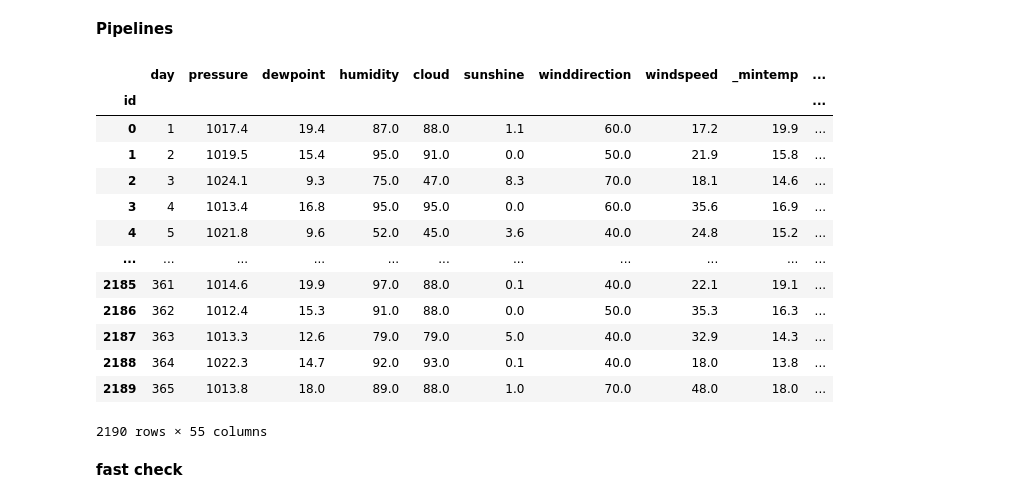
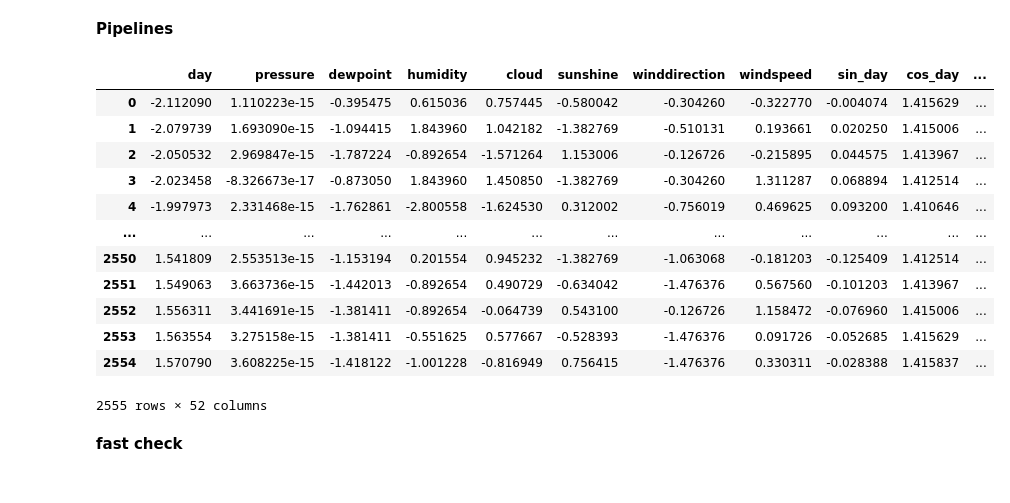
Before and after one commit to j2cry/playground, a Jupyter notebook: S5E3/research.ipynb, the cells around one changed output. Drawn from its saved outputs; the diff is of its cells as text; code cells hidden in the pictures.

```diff
--- a/S5E3/research.ipynb
+++ b/S5E3/research.ipynb
@@ -65,6 +65,14 @@ def linear_feature_importances(estimator, **kwargs):
 
 
 df = pd.read_csv('data/train.csv', index_col='id')
+# load original dataset
+original = pd.read_csv('data/rainfall.csv').drop(59).reset_index(drop=True)
+original.columns = original.columns.str.strip()
+original.day = original.index.values + 1
+original.rainfall = original.rainfall.apply(lambda value: int(value == 'yes'))
+# fill_values = original[df.columns].mean()
+df = pd.concat([df[df.columns], original[df.columns]]).reset_index(drop=True)
+# load test part
 test = pd.read_csv('data/test.csv', index_col='id')
 test['rainfall'] = 0
 CLASS_WEIGHTS = df.rainfall.value_counts() / df.shape[0]
@@ -139,16 +147,20 @@ base_pipe = (
     # WithSelected(['ct_humidity'])(Group('ct_humidity', 'mean', prefix='mean_ct_humidity_', include_target=True)),
     # WithSelected(['ct_sunshine'])(Group('ct_sunshine', 'mean', prefix='mean_ct_sunshine_', include_target=True)),
 
-    WithSelected(r'(?!ct_|mean_)')(Group('day', 'mean', prefix='mean_day_', include_target=False)),
+    # WithSelected(r'(?!ct_|mean_|median_)')(Group('day', 'median', prefix='median_day_', include_target=False)),
+    # WithSelected(r'(?!day|ct_(?!cloud)|mean_|median_)')(Group('ct_cloud', 'median', prefix='median_ct_cloud_', include_target=False)),
+    # WithSelected(r'(?!day|ct_(?!humidity)|mean_|median_)')(Group('ct_humidity', 'median', prefix='median_ct_humidity_', include_target=False)),
+
+    WithSelected(r'(?!ct_|mean_|median_)')(Group('day', 'mean', prefix='mean_day_', include_target=False)),
     # WithSelected(r'(?!ct_|mean_)')(Group('day', 'mean', prefix='mean_day_', include_target=True)),
-    # WithSelected(r'(?!day|ct_(?!cloud)|mean_)')(Group('ct_cloud', 'mean', prefix='mean_ct_cloud_', include_target=True)),
-    WithSelected(r'(?!day|ct_(?!humidity)|mean_)')(Group('ct_humidity', 'mean', prefix='mean_ct_humidity_', include_target=True)),
-    # WithSelected(r'(?!day|ct_(?!sunshine)|mean_)')(Group('ct_sunshine', 'mean', prefix='mean_ct_sunshine_', include_target=True)),
+    # WithSelected(r'(?!day|ct_(?!cloud)|mean_|median_)')(Group('ct_cloud', 'mean', prefix='mean_ct_cloud_', include_target=True)),
+    WithSelected(r'(?!day|ct_(?!humidity)|mean_|median_)')(Group('ct_humidity', 'mean', prefix='mean_ct_humidity_', include_target=True)),
+    # WithSelected(r'(?!day|ct_(?!sunshine)|mean_|median_)')(Group('ct_sunshine', 'mean', prefix='mean_ct_sunshine_', include_target=True)),
 
 
     # WithSelected(['ct_sunshine', 'ct_humidity', 'ct_cloud'])(
-    # WithSelected(r'(?!day|ct_(?!sunshine|humidity|cloud)|mean_)')(
-    #     Group(['ct_sunshine', 'ct_humidity', 'ct_cloud'], 'mean', prefix='mean_ct_complex_', include_target=True)
+    # WithSelected(r'(?!day|ct_(?!sunshine|humidity|cloud)|mean_|median_)')(
+    #     Group(['ct_sunshine', 'ct_humidity', 'ct_cloud'], 'median', prefix='median_ct_complex_', include_target=True)
     # ),
 
     # previous days
@@ -181,52 +193,53 @@ base_pipe = (
 
     # drop origin columns
     # Select(['cloud'], mode='drop'),     # NOTE this is the most important feature ?!
+    # Select(['cloud', 'dewpoint'], mode='drop'),
     # Select(ORIGIN, mode='drop'),
-    # Select(_TEMPERATURES, mode='drop'),
+    Select(_TEMPERATURES, mode='drop'),
     # recast one hots to int
     WithSelected(r'(.*_\d+|ct_.*)$')(
         TypeRecast(int)
     ),
     Fill('mean'),
-    # KeepDataframe(pre.QuantileTransformer(random_state=17))
-    # KeepDataframe(pre.PowerTransformer(standardize=True))
-    # KeepDataframe(pre.StandardScaler())
-    # KeepDataframe(pre.RobustScaler())
+
+    # KeepDataframe(pre.QuantileTransformer(random_state=17)),
+    KeepDataframe(pre.PowerTransformer(standardize=True)),
+    # KeepDataframe(pre.StandardScaler()),
+    # KeepDataframe(pre.RobustScaler()),
 
     # KeepDataframe(make_pipeline(
     #     pre.QuantileTransformer(random_state=17),
     #     pre.PowerTransformer(standardize=True)
     #     # pre.MinMaxScaler(),
     # ))
 )
 sgd_pipe = (
     *base_pipe,
     # WithSelected(r'(?!ct_|day).*$')(KeepDataframe(pre.RobustScaler()))
 )
 pipes = {
     'base': make_pipeline(*base_pipe),
     'sgd': make_pipeline(*sgd_pipe),
 }
 
 X: pd.DataFrame = pipes['base'].fit_transform(df.drop(columns='rainfall'), df.rainfall)     # type: ignore
 SGD_X = pipes['sgd'].fit_transform(df.drop(columns='rainfall'), df.rainfall)
 y = df.rainfall
 SGD_X
 # %% [output]
-|  | day | pressure | dewpoint | humidity | cloud | sunshine | winddirection | windspeed | _mintemp | ... |
-| id |  |  |  |  |  |  |  |  |  | ... |
-| 0 | 1 | 1017.4 | 19.4 | 87.0 | 88.0 | 1.1 | 60.0 | 17.2 | 19.9 | ... |
-| 1 | 2 | 1019.5 | 15.4 | 95.0 | 91.0 | 0.0 | 50.0 | 21.9 | 15.8 | ... |
-| 2 | 3 | 1024.1 | 9.3 | 75.0 | 47.0 | 8.3 | 70.0 | 18.1 | 14.6 | ... |
-| 3 | 4 | 1013.4 | 16.8 | 95.0 | 95.0 | 0.0 | 60.0 | 35.6 | 16.9 | ... |
-| 4 | 5 | 1021.8 | 9.6 | 52.0 | 45.0 | 3.6 | 40.0 | 24.8 | 15.2 | ... |
-| ... | ... | ... | ... | ... | ... | ... | ... | ... | ... | ... |
-| 2185 | 361 | 1014.6 | 19.9 | 97.0 | 88.0 | 0.1 | 40.0 | 22.1 | 19.1 | ... |
-| 2186 | 362 | 1012.4 | 15.3 | 91.0 | 88.0 | 0.0 | 50.0 | 35.3 | 16.3 | ... |
-| 2187 | 363 | 1013.3 | 12.6 | 79.0 | 79.0 | 5.0 | 40.0 | 32.9 | 14.3 | ... |
-| 2188 | 364 | 1022.3 | 14.7 | 92.0 | 93.0 | 0.1 | 40.0 | 18.0 | 13.8 | ... |
-| 2189 | 365 | 1013.8 | 18.0 | 89.0 | 88.0 | 1.0 | 70.0 | 48.0 | 18.0 | ... |
+|  | day | pressure | dewpoint | humidity | cloud | sunshine | winddirection | windspeed | sin_day | cos_day | ... |
+| 0 | -2.112090 | 1.110223e-15 | -0.395475 | 0.615036 | 0.757445 | -0.580042 | -0.304260 | -0.322770 | -0.004074 | 1.415629 | ... |
+| 1 | -2.079739 | 1.693090e-15 | -1.094415 | 1.843960 | 1.042182 | -1.382769 | -0.510131 | 0.193661 | 0.020250 | 1.415006 | ... |
+| 2 | -2.050532 | 2.969847e-15 | -1.787224 | -0.892654 | -1.571264 | 1.153006 | -0.126726 | -0.215895 | 0.044575 | 1.413967 | ... |
+| 3 | -2.023458 | -8.326673e-17 | -0.873050 | 1.843960 | 1.450850 | -1.382769 | -0.304260 | 1.311287 | 0.068894 | 1.412514 | ... |
+| 4 | -1.997973 | 2.331468e-15 | -1.762861 | -2.800558 | -1.624530 | 0.312002 | -0.756019 | 0.469625 | 0.093200 | 1.410646 | ... |
+| ... | ... | ... | ... | ... | ... | ... | ... | ... | ... | ... | ... |
+| 2550 | 1.541809 | 2.553513e-15 | -1.153194 | 0.201554 | 0.945232 | -1.382769 | -1.063068 | -0.181203 | -0.125409 | 1.412514 | ... |
+| 2551 | 1.549063 | 3.663736e-15 | -1.442013 | -0.892654 | 0.490729 | -0.634042 | -1.476376 | 0.567560 | -0.101203 | 1.413967 | ... |
+| 2552 | 1.556311 | 3.441691e-15 | -1.381411 | -0.892654 | -0.064739 | 0.543100 | -0.126726 | 1.158472 | -0.076960 | 1.415006 | ... |
+| 2553 | 1.563554 | 3.275158e-15 | -1.381411 | -0.551625 | 0.577667 | -0.528393 | -1.476376 | 0.091726 | -0.052685 | 1.415629 | ... |
+| 2554 | 1.570790 | 3.608225e-15 | -1.418122 | -1.001228 | -0.816949 | 0.756415 | -1.476376 | 0.330311 | -0.028388 | 1.415837 | ... |
-2190 rows × 55 columns
+2555 rows × 52 columns
 # %%
 # fig, ax = plt.subplots(figsize=(10, 4.5))
 # feature_overview(ax, df.loc[df.rainfall == 0, 'cloud'], FigureType.DENSITY)
```
Also changed, not shown: parts of 11 cells of this notebook, 1 other file.
